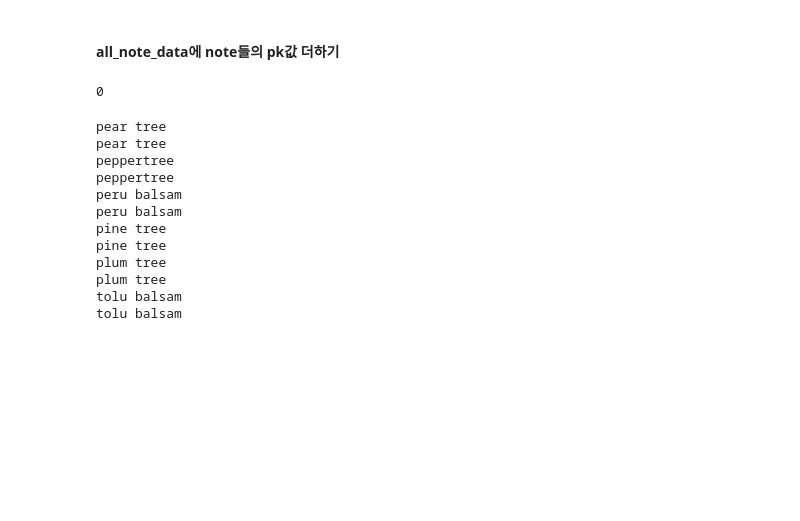
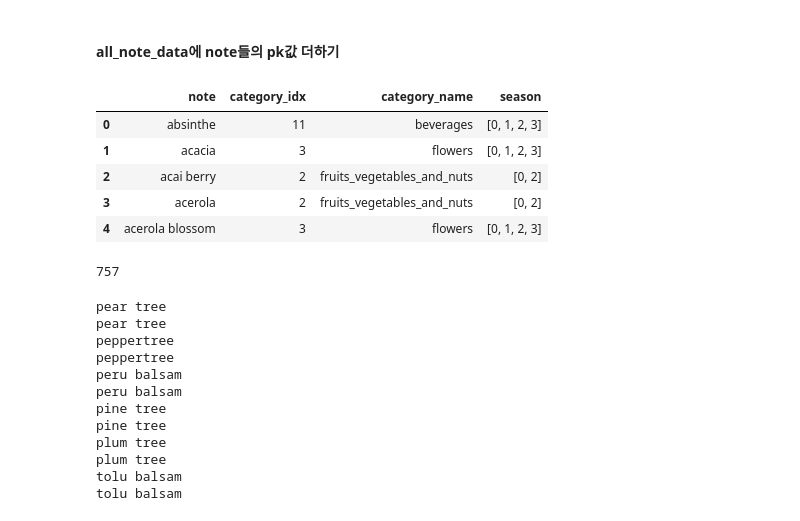
Before and after one commit to Heewon-K/Project-perfume-rec, a Jupyter notebook: code/filling_empty_cat.ipynb, the cells around one changed output. Cells and saved outputs as stored; diff of their text form; code cells hidden in the pictures; blank space fills up the shorter version.

```diff
--- a/code/filling_empty_cat.ipynb
+++ b/code/filling_empty_cat.ipynb
@@ -4,8 +4,15 @@ import pandas as pd
 # %% [markdown]
 #### all_note_data에 note들의 pk값 더하기
 # %%
-all_notes = pd.read_csv('../data/all_note_data.csv')
-notes_info = all_notes.iloc[:,1:]  # rows : 973
+notes_info = pd.read_csv('../data/all_note_data.csv') # rows : 973
+notes_info.head()
+# %% [output]
+|  | note | category_idx | category_name | season |
+| 0 | absinthe | 11 | beverages | [0, 1, 2, 3] |
+| 1 | acacia | 3 | flowers | [0, 1, 2, 3] |
+| 2 | acai berry | 2 | fruits_vegetables_and_nuts | [0, 2] |
+| 3 | acerola | 2 | fruits_vegetables_and_nuts | [0, 2] |
+| 4 | acerola blossom | 3 | flowers | [0, 1, 2, 3] |
 # %%
 with open('../data/notes.pkl', 'rb') as f:
     notes_dict = pickle.load(f)  # len : 973
@@ -21,7 +28,7 @@ for i in range(len(notes_info)):
 
 len(wrong_name)
 # %% [output]
-0
+757
 # %%
 for i in wrong_name:
     notes_dict[i]['fields']['name'] = notes_info['note'][i]
```
Also changed, not shown: parts of 15 cells of this notebook.
